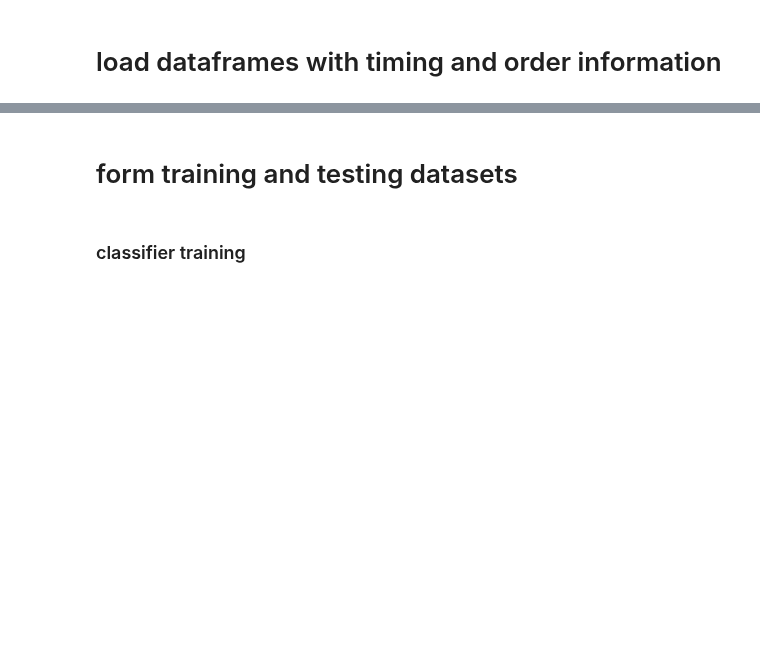
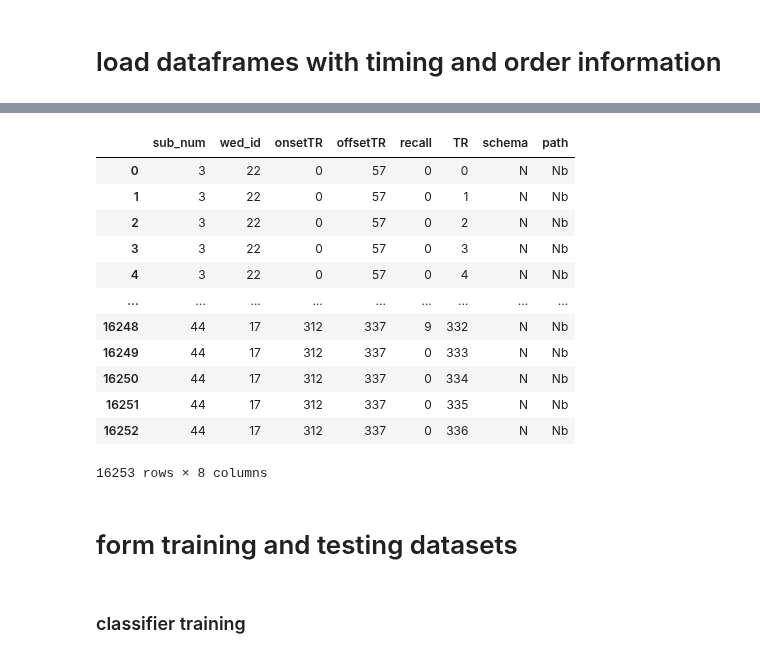
Before and after one commit to andrebeu/cswfmri, a Jupyter notebook: decodeState_recall2-eval_on_path.ipynb, the cells around one changed output, grey strips where cells are left out. Drawn from its saved outputs; the diff is of its cells as text; code cells hidden in the pictures; blank space fills up the shorter version.

```diff
--- a/decodeState_recall2-eval_on_path.ipynb
+++ b/decodeState_recall2-eval_on_path.ipynb
@@ -40,6 +40,20 @@ view_df.iloc[:200]
 # %%
 recall_df = pd.read_csv('deriv/recall_df.csv',index_col=0)
-# recall_df
+recall_df
+# %% [output]
+|  | sub_num | wed_id | onsetTR | offsetTR | recall | TR | schema | path |
+| 0 | 3 | 22 | 0 | 57 | 0 | 0 | N | Nb |
+| 1 | 3 | 22 | 0 | 57 | 0 | 1 | N | Nb |
+| 2 | 3 | 22 | 0 | 57 | 0 | 2 | N | Nb |
+| 3 | 3 | 22 | 0 | 57 | 0 | 3 | N | Nb |
+| 4 | 3 | 22 | 0 | 57 | 0 | 4 | N | Nb |
+| ... | ... | ... | ... | ... | ... | ... | ... | ... |
+| 16248 | 44 | 17 | 312 | 337 | 9 | 332 | N | Nb |
+| 16249 | 44 | 17 | 312 | 337 | 0 | 333 | N | Nb |
+| 16250 | 44 | 17 | 312 | 337 | 0 | 334 | N | Nb |
+| 16251 | 44 | 17 | 312 | 337 | 0 | 335 | N | Nb |
+| 16252 | 44 | 17 | 312 | 337 | 0 | 336 | N | Nb |
+16253 rows × 8 columns
 # %% [markdown]
 # form training and testing datasets
 # %% [markdown]
```
Also changed, not shown: parts of 11 cells of this notebook, 6 other files.
